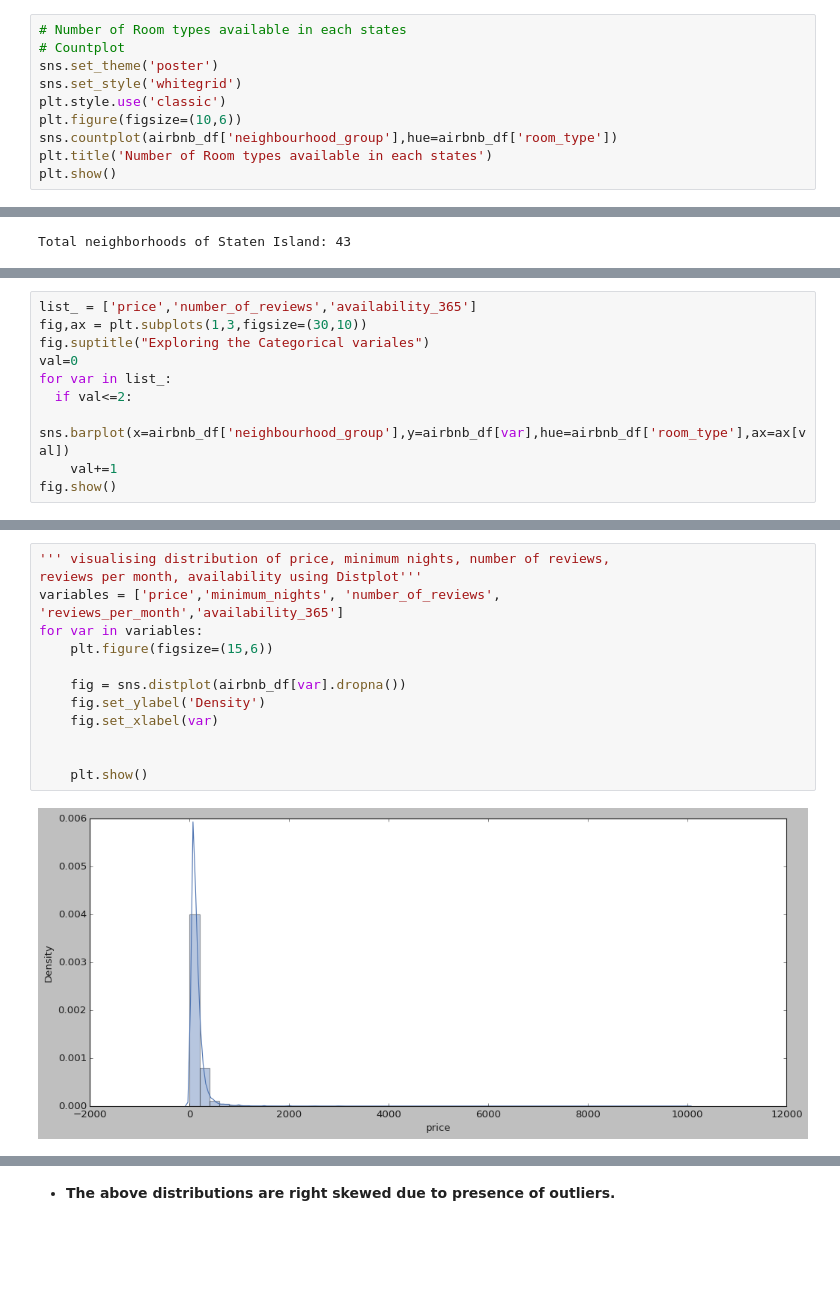
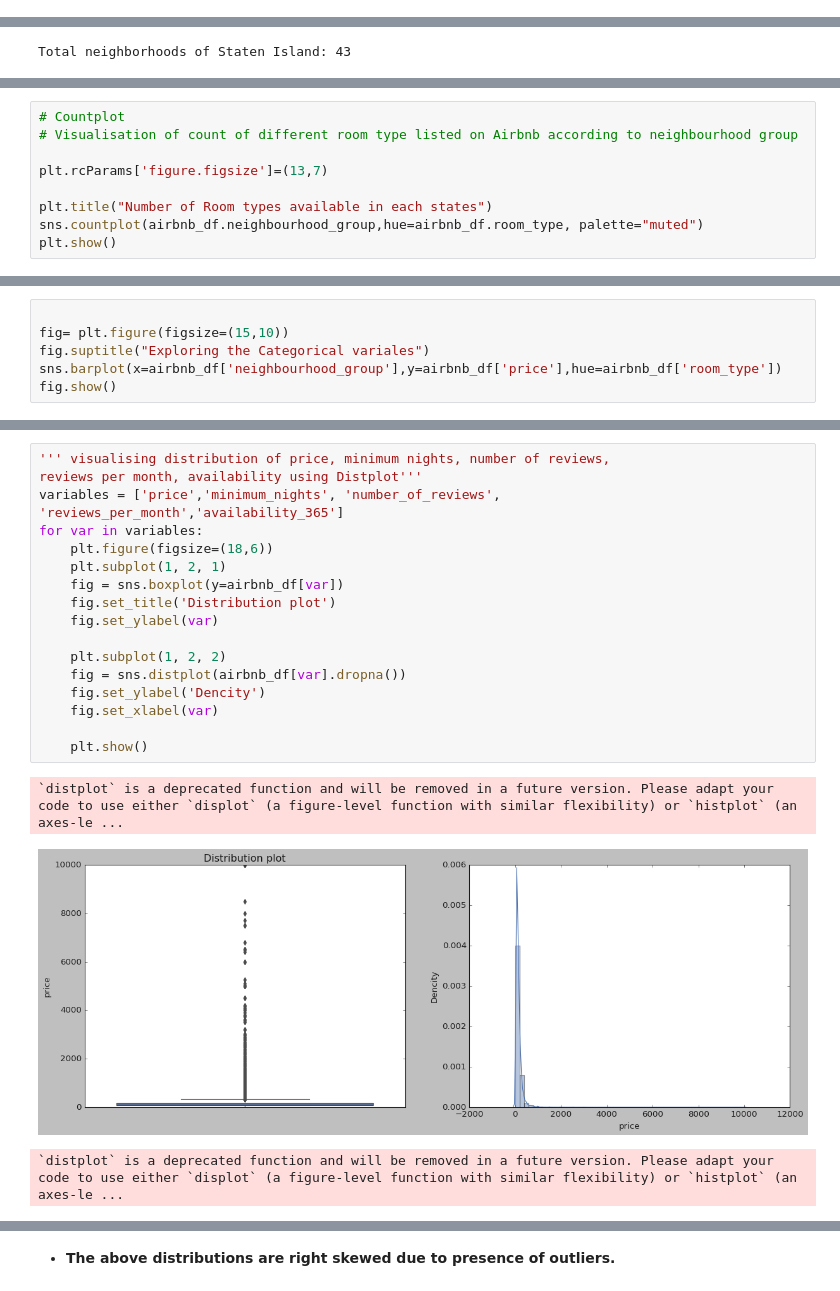
Before and after one commit to vir097/Airbnb-Bookings-Analysis---Capstone-Project, a Jupyter notebook: Airbnb_Bookings_Analysis_Capstone_Project.ipynb, the cells around one changed output, grey strips where cells are left out. Drawn from its saved outputs; the diff is of its cells as text; blank space fills up the shorter version.

```diff
--- a/Airbnb_Bookings_Analysis_Capstone_Project.ipynb
+++ b/Airbnb_Bookings_Analysis_Capstone_Project.ipynb
@@ -304,13 +312,3 @@ airbnb_df['neighbourhood_group'].unique()
 # %% [output]
 array(['Brooklyn', 'Manhattan', 'Queens', 'Staten Island', 'Bronx'],
       dtype=object)
-# %%
-# Number of Room types available in each states
-# Countplot
-sns.set_theme('poster')
-sns.set_style('whitegrid')
-plt.style.use('classic')
-plt.figure(figsize=(10,6))
-sns.countplot(airbnb_df['neighbourhood_group'],hue=airbnb_df['room_type'])
-plt.title('Number of Room types available in each states')
-plt.show()
@@ -454,0 +495,9 @@ Name: neighbourhood_group, dtype: int64
+# %%
+# Countplot
+# Visualisation of count of different room type listed on Airbnb according to neighbourhood group
+
+plt.rcParams['figure.figsize']=(13,7)
+
+plt.title("Number of Room types available in each states")
+sns.countplot(airbnb_df.neighbourhood_group,hue=airbnb_df.room_type, palette="muted")
+plt.show()
@@ -455,11 +534,7 @@ Name: neighbourhood_group, dtype: int64
 # %%
-list_ = ['price','number_of_reviews','availability_365']
-fig,ax = plt.subplots(1,3,figsize=(30,10))
+
+fig= plt.figure(figsize=(15,10))
 fig.suptitle("Exploring the Categorical variales")
-val=0
-for var in list_:
-  if val<=2:
-    sns.barplot(x=airbnb_df['neighbourhood_group'],y=airbnb_df[var],hue=airbnb_df['room_type'],ax=ax[val])
-    val+=1
+sns.barplot(x=airbnb_df['neighbourhood_group'],y=airbnb_df['price'],hue=airbnb_df['room_type'])
 fig.show()
 # %% [output]
@@ -467,15 +542,21 @@ fig.show()
 # %%
 ''' visualising distribution of price, minimum nights, number of reviews,
 reviews per month, availability using Distplot'''
 variables = ['price','minimum_nights', 'number_of_reviews', 'reviews_per_month','availability_365']
 for var in variables:
-    plt.figure(figsize=(15,6))
+    plt.figure(figsize=(18,6))
+    plt.subplot(1, 2, 1)
+    fig = sns.boxplot(y=airbnb_df[var])
+    fig.set_title('Distribution plot')
+    fig.set_ylabel(var)
 
+    plt.subplot(1, 2, 2)
     fig = sns.distplot(airbnb_df[var].dropna())
-    fig.set_ylabel('Density')
+    fig.set_ylabel('Dencity')
     fig.set_xlabel(var)
 
-
     plt.show()
 # %% [output]
+`distplot` is a deprecated function and will be removed in a future version. Please adapt your code to use either `displot` (a figure-level function with similar flexibility) or `histplot` (an axes-le ...
-[figure, old version]
+[figure, new version]
+`distplot` is a deprecated function and will be removed in a future version. Please adapt your code to use either `displot` (a figure-level function with similar flexibility) or `histplot` (an axes-le ...
```
Also changed, not shown: parts of 33 cells of this notebook.
